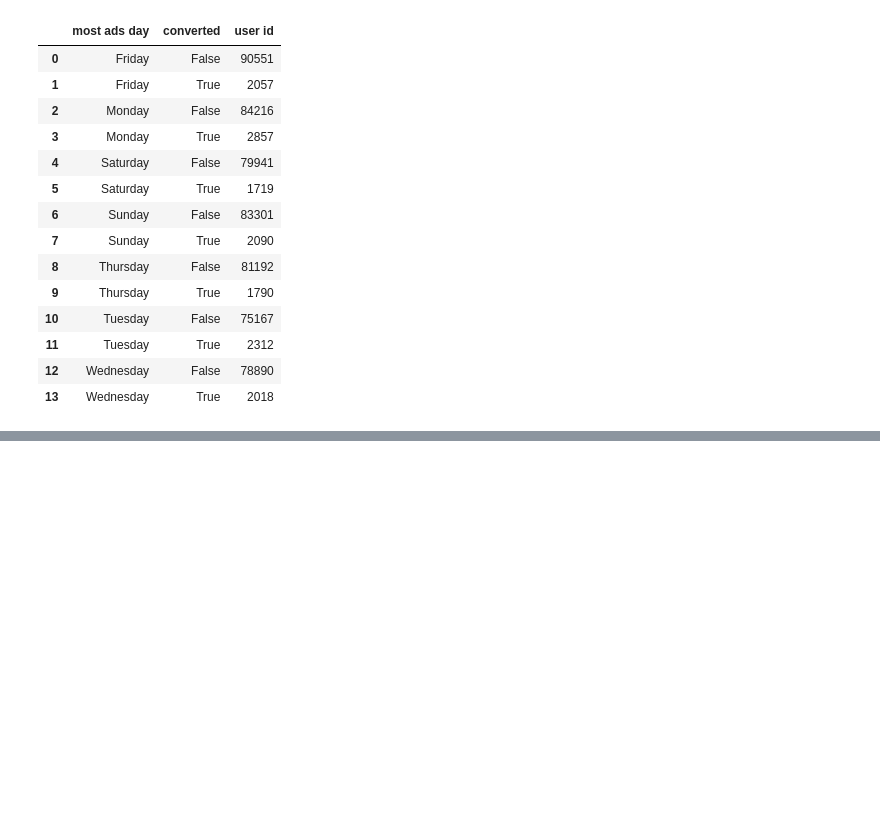
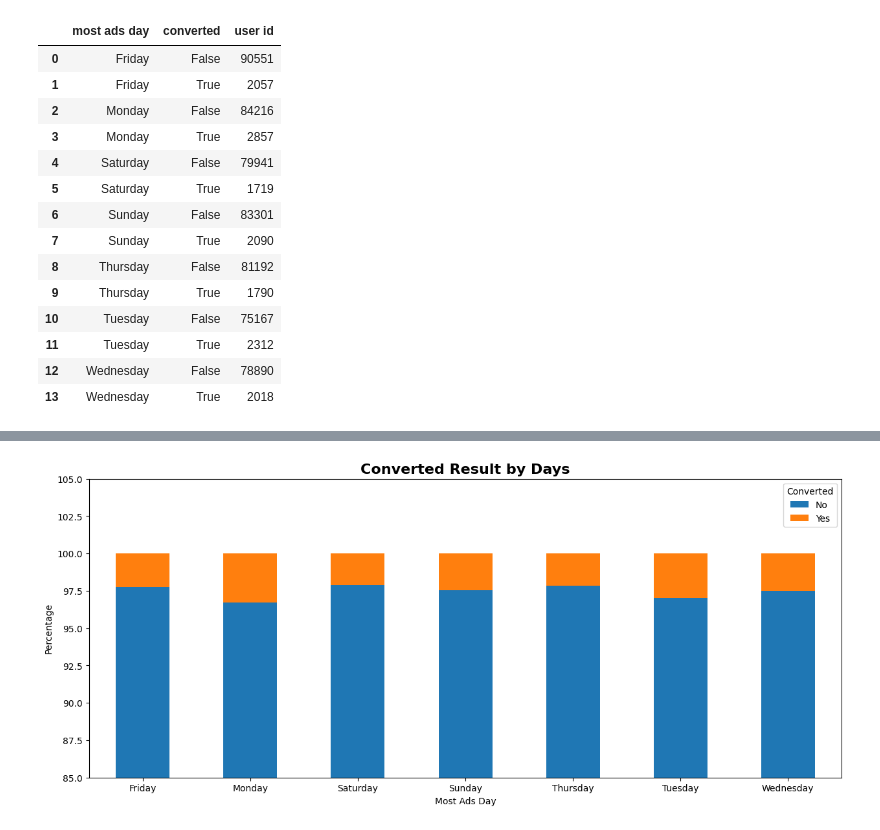
Before and after one commit to AmmarBaasir19/Portfolio, a Jupyter notebook: AB Testing/AB_Testing.ipynb, the cells around one changed output, grey strips where cells are left out. Saved outputs shown, nothing was run; the diff lists cells and outputs as text; code cells hidden in the pictures; blank space fills up the shorter version.

```diff
--- a/AB Testing/AB_Testing.ipynb
+++ b/AB Testing/AB_Testing.ipynb
@@ -254,0 +281,3 @@ df_most_hour
+# %%
+df_uni_day_user = df_uni_day.groupby('most ads day')['user id'].sum().reset_index()
+df_uni_day_user
@@ -254,0 +293,3 @@ df_most_hour
+# %%
+df_uni_day_fin = df_uni_day.merge(df_uni_day_user, on='most ads day', suffixes=('', '_total'))
+df_uni_day_fin
@@ -254,0 +312,3 @@ df_most_hour
+# %%
+df_uni_day_fin['percentage'] = round(((df_uni_day_fin['user id']/df_uni_day_fin['user id_total']) * 100), 2)
+df_uni_day_fin
@@ -254,0 +331,3 @@ df_most_hour
+# %%
+df_uni_day_fin1 = df_uni_day_fin.pivot_table(index='most ads day', columns='converted', values='percentage')
+df_uni_day_fin1
@@ -254,0 +344,13 @@ df_most_hour
+# %%
+label = ['No', 'Yes']
+df_uni_day_fin1.plot(kind='bar', stacked=True, figsize=(15, 6))
+
+plt.title('Converted Result by Days', fontsize=16, fontweight='bold')
+plt.xlabel('Most Ads Day')
+plt.ylabel('Percentage')
+plt.ylim(85, 105)
+plt.xticks(rotation=0)
+plt.legend(loc='upper right', title='Converted', labels=label)
+plt.show()
+# %% [output]
+[figure, added]
```
Also changed, not shown: parts of 67 cells of this notebook.
